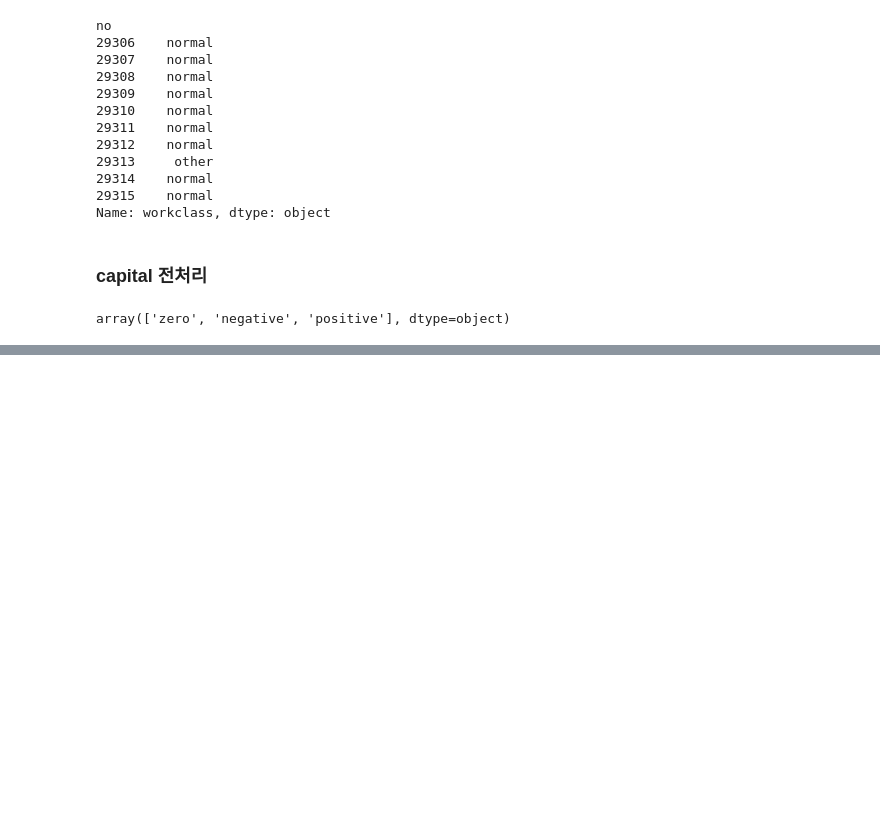
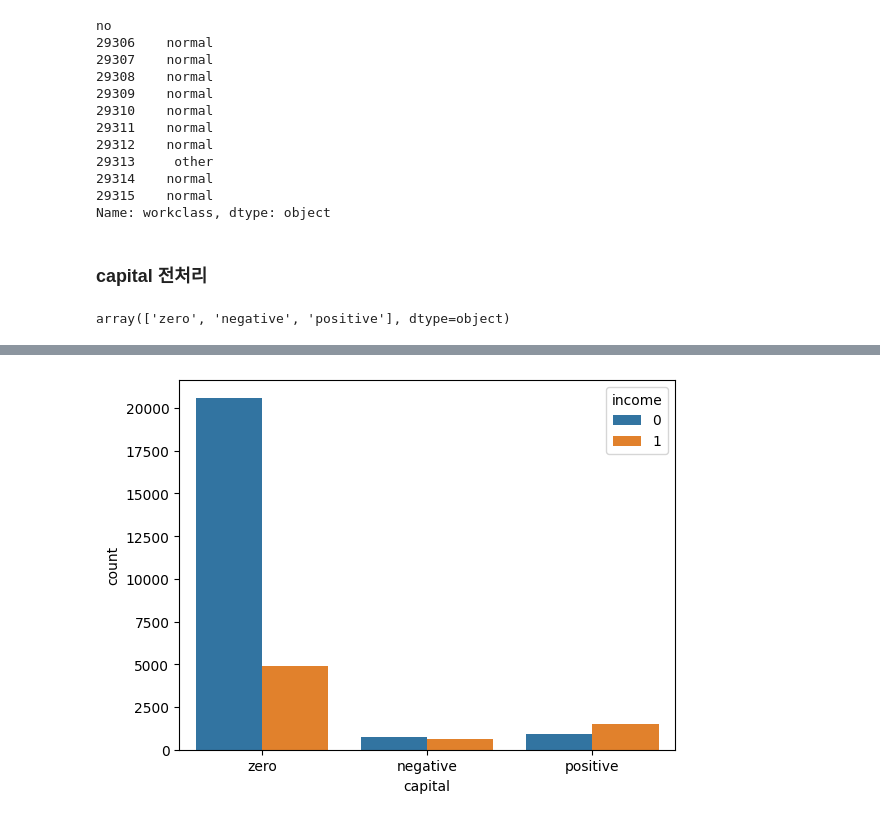
Before and after one commit to rlgus3351/Machine_Learning, a Jupyter notebook: kaggle/23_04_24/test.ipynb, the cells around one changed output, grey strips where cells are left out. Drawn from its saved outputs; the diff is of its cells as text; code cells hidden in the pictures; blank space fills up the shorter version.

```diff
--- a/kaggle/23_04_24/test.ipynb
+++ b/kaggle/23_04_24/test.ipynb
@@ -6,3 +6,6 @@ import seaborn as sns
 # %%
 train = pd.read_csv('../data/edu_train_csv', index_col='no', na_values=" ?")
 test = pd.read_csv('../data/edu_test_csv', index_col='no' , na_values=" ?")
+# %%
+train.drop("fnlwgt",axis=1, inplace=True)
+test.drop("fnlwgt",axis=1, inplace=True)
@@ -175,5 +184,6 @@ Index(['age', 'workclass', 'fnlwgt', 'education', 'marital-status',
       dtype='object')
 # %%
-# train.drop('capital-gain',axis=1, inplace=True)
-# train.drop('captial-loss',axis=1, inplace=True)
-# train.drop('capital-margin',axis=1, inplace=True)
+train.drop('capital-gain',axis=1, inplace=True)
+train.drop('capital-loss',axis=1, inplace=True)
+train.drop('capital-margin',axis=1, inplace=True)
+train.drop('capital-total', axis=1, inplace=True)
@@ -181,0 +220,5 @@ train.drop('capital-total', axis=1, inplace=True)
+# %%
+sns.countplot(train, x='capital', hue='income')
+plt.show()
+# %% [output]
+[figure, added]
```
Also changed, not shown: parts of 7 cells of this notebook, 3 other files.
